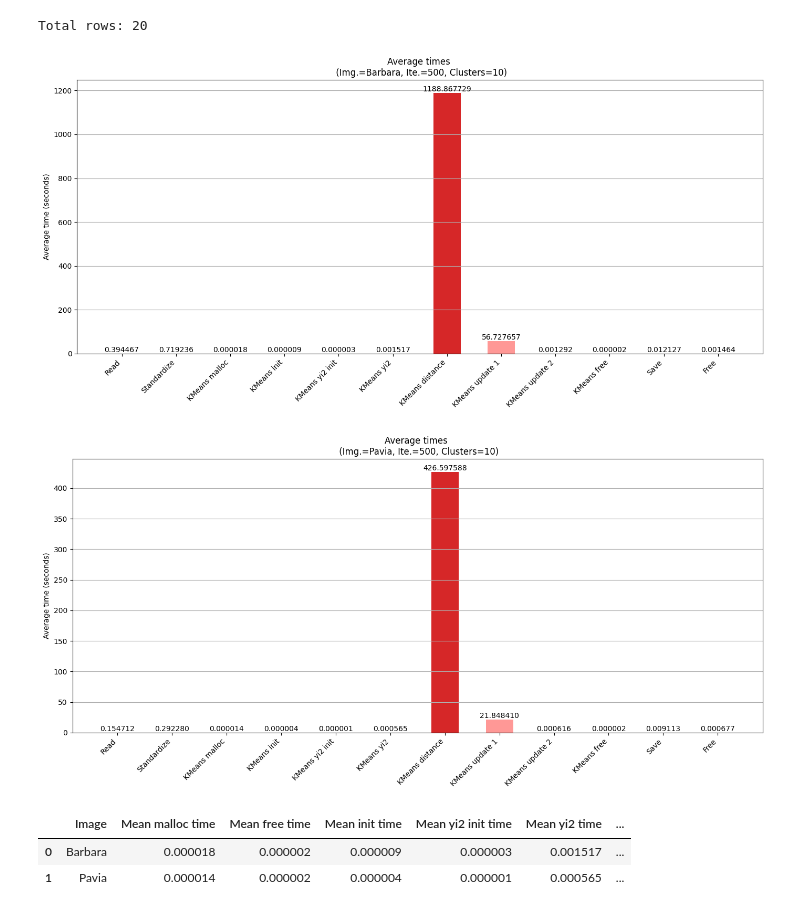
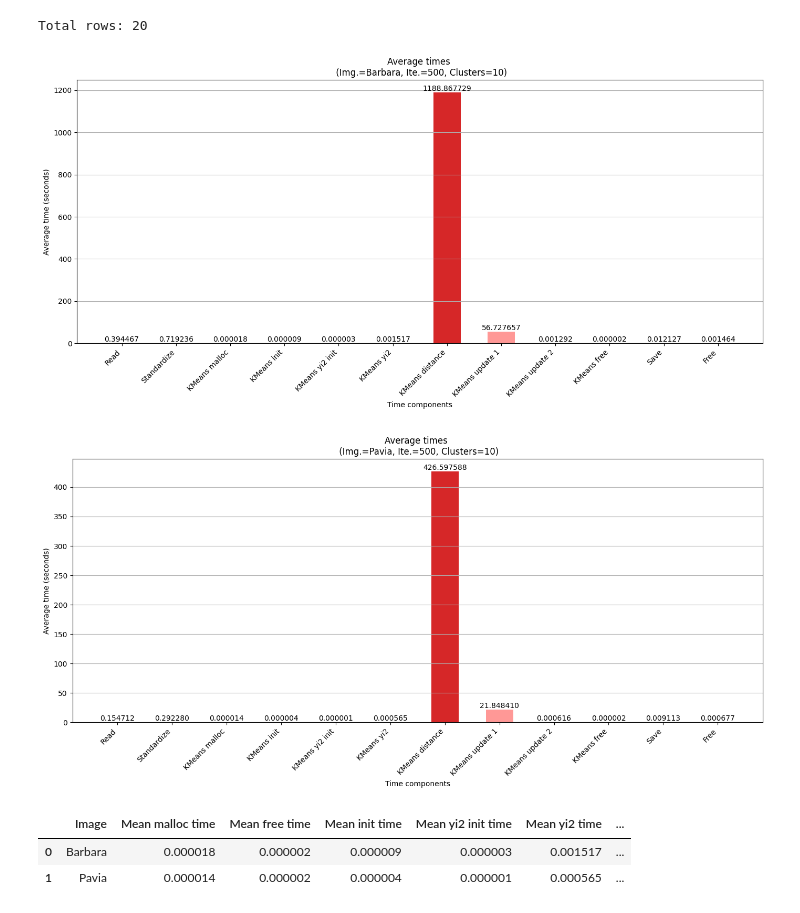
Before and after one commit to Caalicer/PAE_Practicas, a Jupyter notebook: P4_kmeans/doc/code/kmeans_sequential.ipynb, the cells around one changed output. Cells and saved outputs as stored; diff of their text form; code cells hidden in the pictures.

```diff
--- a/P4_kmeans/doc/code/kmeans_sequential.ipynb
+++ b/P4_kmeans/doc/code/kmeans_sequential.ipynb
@@ -53,34 +53,35 @@ labels = [headers[columns.index(comp)] for comp in time_components]
 avg_values = [filtered_data[comp].mean() for comp in time_components]
 
 x = np.arange(len(time_components))
 bar_width = 0.5
 
 colors = plt.cm.tab20.colors[:len(time_components)]
 
 fig, ax = plt.subplots(figsize=(14, 7))
 
 bars = ax.bar(x, avg_values, color=colors, width=bar_width)
 
 for bar in bars:
 
 	height = bar.get_height()
 
 	ax.text(bar.get_x() + bar.get_width()/2, height + 0.01, f'{height:.6f}', ha='center', va='bottom')
 
 ax.set_xticks(x)
 ax.set_xticklabels(labels, rotation=45, ha='right')
+ax.set_xlabel('Time components')
 ax.set_ylabel('Average time (seconds)')
 ax.set_title(f'Average times \n (Img.={fixed_image}, Ite.=500, Clusters=10)')
 ax.grid(axis='y')
 
 plt.tight_layout()
 
 plt.savefig(os.path.join(images_dir, f'avg_time_components.{fixed_image.lower()}.png'))
 plt.savefig(os.path.join(images_dir, f'avg_time_components.{fixed_image.lower()}.pdf'))
 
 plt.show()
 # %% [output]
-[figure, old version]
+[figure, new version]
 # %%
 fixed_image = 'Pavia'
 
@@ -108,6 +109,7 @@ for bar in bars:
 
 ax.set_xticks(x)
 ax.set_xticklabels(labels, rotation=45, ha='right')
+ax.set_xlabel('Time components')
 ax.set_ylabel('Average time (seconds)')
 ax.set_title(f'Average times \n (Img.={fixed_image}, Ite.=500, Clusters=10)')
 ax.grid(axis='y')
@@ -119,7 +121,7 @@ plt.savefig(os.path.join(images_dir, f'avg_time_components.{fixed_image.lower()}
 
 plt.show()
 # %% [output]
-[figure, old version]
+[figure, new version]
 # %%
 summary_data = []
 
```
Also changed, not shown: 1 other file.
